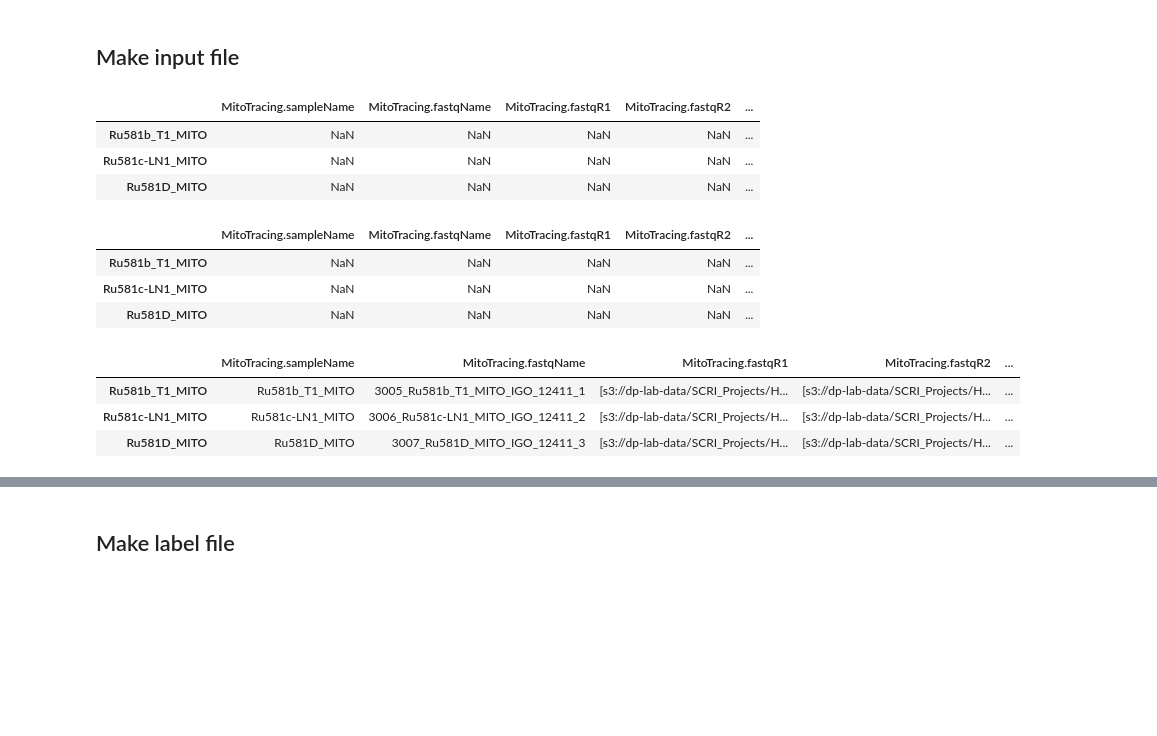
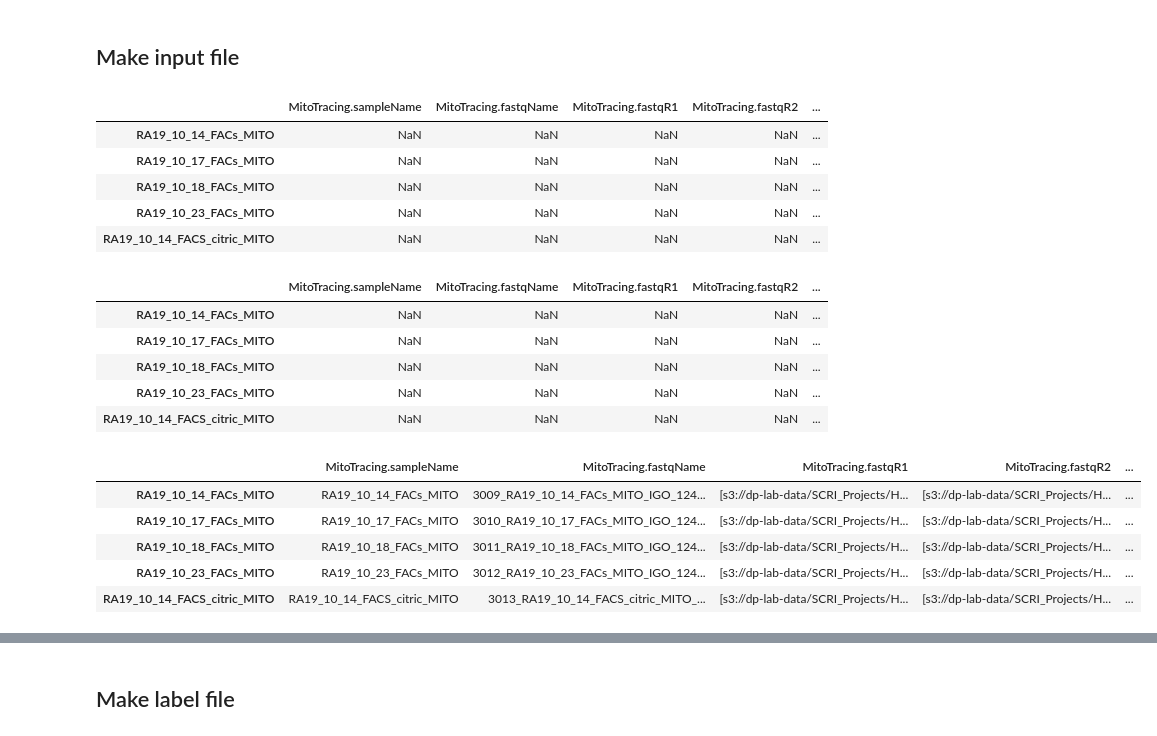
Before and after one commit to andrewmoorman/scing-notebooks, a Jupyter notebook: notebooks/Run_MitoTracing.ipynb, the cells around one changed output, grey strips where cells are left out. Drawn from its saved outputs; the diff is of its cells as text; code cells hidden in the pictures; blank space fills up the shorter version.

Commit message:
auto search for whitelist

```diff
--- a/notebooks/Run_MitoTracing.ipynb
+++ b/notebooks/Run_MitoTracing.ipynb
@@ -71,3 +73,22 @@ def get_fastqs_name(fastqs):
+# %%
+# Get fastq file paths on S3 for each file id
+# Returns dictionary from id to s3 path
+# Throws exception if FASTQs don't exist for any id
+def get_whitelist(
+    path: str, # path to directory containing FASTQ files
+):
+    _, bucket, key, _, _ = urllib.parse.urlsplit(path)
+    whitelist = get_s3_objects(
+            bucket, key.lstrip("/"),
+            re.compile(f".txt$")
+        )
+    whitelist = whitelist[0]
+    try:
+        whitelist = os.path.join("s3://", bucket, whitelist)
+    except AssertionError as err:
+        logging.warning("%s\n\t %s", err, path)
+        return
+    return whitelist
 # %% [markdown]
 ## DB queries
 # %%
@@ -348,7 +394,7 @@ with open(db_credentials_path) as f:
 ## Sample information
 # %%
 # Common query col: id, request_id, Sample
-request_ids = ['BM-1194', ]
+request_ids = ['BM-1244', ]
 
 samples = format_sample_aws(request_ids, 'request_id', creds)
 samples
@@ -360,6 +408,0 @@ samples
-# %%
-# Modification for Joe's samples
-samples.loc['Ru581b_T1_MITO', 'S3_path'] = 's3://dp-lab-data/SCRI_Projects/HTA/Mito_tracing/barcodes_rna/Ru581b_T1_MITO'
-samples.loc['Ru581c-LN1_MITO', 'S3_path'] = 's3://dp-lab-data/SCRI_Projects/HTA/Mito_tracing/barcodes_rna/Ru581c-LN1_MITO'
-
-samples
@@ -386,0 +431,4 @@ samples
+# %%
+# This sample has already been processed
+samples = samples[samples.index != 'RA19_10_13_FACs_MITO']
+samples
@@ -396,9 +451,11 @@ inputs = pd.DataFrame(index=samples.index, columns=std_inputs_fields,)
 inputs
 # %% [output]
 |  | MitoTracing.sampleName | MitoTracing.fastqName | MitoTracing.fastqR1 | MitoTracing.fastqR2 | ... |
-| Ru581b_T1_MITO | NaN | NaN | NaN | NaN | ... |
-| Ru581c-LN1_MITO | NaN | NaN | NaN | NaN | ... |
-| Ru581D_MITO | NaN | NaN | NaN | NaN | ... |
+| RA19_10_14_FACs_MITO | NaN | NaN | NaN | NaN | ... |
+| RA19_10_17_FACs_MITO | NaN | NaN | NaN | NaN | ... |
+| RA19_10_18_FACs_MITO | NaN | NaN | NaN | NaN | ... |
+| RA19_10_23_FACs_MITO | NaN | NaN | NaN | NaN | ... |
+| RA19_10_14_FACS_citric_MITO | NaN | NaN | NaN | NaN | ... |
 # %%
 # Default inputs
 inputs[f"{prefix}.includeIntrons"] = False
@@ -411,27 +468,35 @@ inputs[f"{prefix}.dockerRegistry"] = common_docker_registry
 inputs
 # %% [output]
 |  | MitoTracing.sampleName | MitoTracing.fastqName | MitoTracing.fastqR1 | MitoTracing.fastqR2 | ... |
-| Ru581b_T1_MITO | NaN | NaN | NaN | NaN | ... |
-| Ru581c-LN1_MITO | NaN | NaN | NaN | NaN | ... |
-| Ru581D_MITO | NaN | NaN | NaN | NaN | ... |
+| RA19_10_14_FACs_MITO | NaN | NaN | NaN | NaN | ... |
+| RA19_10_17_FACs_MITO | NaN | NaN | NaN | NaN | ... |
+| RA19_10_18_FACs_MITO | NaN | NaN | NaN | NaN | ... |
+| RA19_10_23_FACs_MITO | NaN | NaN | NaN | NaN | ... |
+| RA19_10_14_FACS_citric_MITO | NaN | NaN | NaN | NaN | ... |
 # %%
 # Sample information
 inputs[f"{prefix}.sampleName"] = samples.index.tolist()
 
 inputs[f"{prefix}.fastqR1"] = samples['fastq'].str['R1']
 inputs[f"{prefix}.fastqR2"] = samples['fastq'].str['R2']
 
 for sample in inputs.index:
     fastqR1_name = get_fastqs_name(inputs.loc[sample, 'MitoTracing.fastqR1'])
     fastqR2_name = get_fastqs_name(inputs.loc[sample, 'MitoTracing.fastqR2'])
 
     assert(fastqR1_name == fastqR1_name)
     inputs.loc[sample, f"{prefix}.fastqName"] = fastqR1_name
 
+    # Check the whitelist to make sure that barcodes are in nucleotide format
+    inputs.loc[sample, f"{prefix}.whitelist"] = get_whitelist(samples.loc[sample, 'S3_path'])
+
+
 inputs
 # %% [output]
 |  | MitoTracing.sampleName | MitoTracing.fastqName | MitoTracing.fastqR1 | MitoTracing.fastqR2 | ... |
-| Ru581b_T1_MITO | Ru581b_T1_MITO | 3005_Ru581b_T1_MITO_IGO_12411_1 | [s3://dp-lab-data/SCRI_Projects/H... | [s3://dp-lab-data/SCRI_Projects/H... | ... |
-| Ru581c-LN1_MITO | Ru581c-LN1_MITO | 3006_Ru581c-LN1_MITO_IGO_12411_2 | [s3://dp-lab-data/SCRI_Projects/H... | [s3://dp-lab-data/SCRI_Projects/H... | ... |
-| Ru581D_MITO | Ru581D_MITO | 3007_Ru581D_MITO_IGO_12411_3 | [s3://dp-lab-data/SCRI_Projects/H... | [s3://dp-lab-data/SCRI_Projects/H... | ... |
+| RA19_10_14_FACs_MITO | RA19_10_14_FACs_MITO | 3009_RA19_10_14_FACs_MITO_IGO_124... | [s3://dp-lab-data/SCRI_Projects/H... | [s3://dp-lab-data/SCRI_Projects/H... | ... |
+| RA19_10_17_FACs_MITO | RA19_10_17_FACs_MITO | 3010_RA19_10_17_FACs_MITO_IGO_124... | [s3://dp-lab-data/SCRI_Projects/H... | [s3://dp-lab-data/SCRI_Projects/H... | ... |
+| RA19_10_18_FACs_MITO | RA19_10_18_FACs_MITO | 3011_RA19_10_18_FACs_MITO_IGO_124... | [s3://dp-lab-data/SCRI_Projects/H... | [s3://dp-lab-data/SCRI_Projects/H... | ... |
+| RA19_10_23_FACs_MITO | RA19_10_23_FACs_MITO | 3012_RA19_10_23_FACs_MITO_IGO_124... | [s3://dp-lab-data/SCRI_Projects/H... | [s3://dp-lab-data/SCRI_Projects/H... | ... |
+| RA19_10_14_FACS_citric_MITO | RA19_10_14_FACS_citric_MITO | 3013_RA19_10_14_FACS_citric_MITO_... | [s3://dp-lab-data/SCRI_Projects/H... | [s3://dp-lab-data/SCRI_Projects/H... | ... |
 # %%
```
Also changed, not shown: parts of 21 cells of this notebook.
